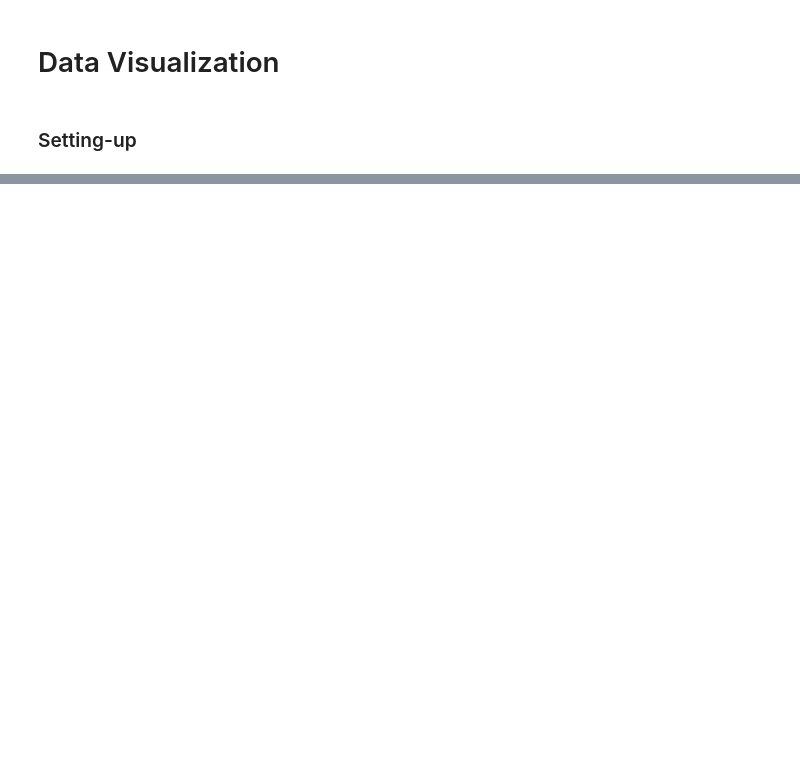
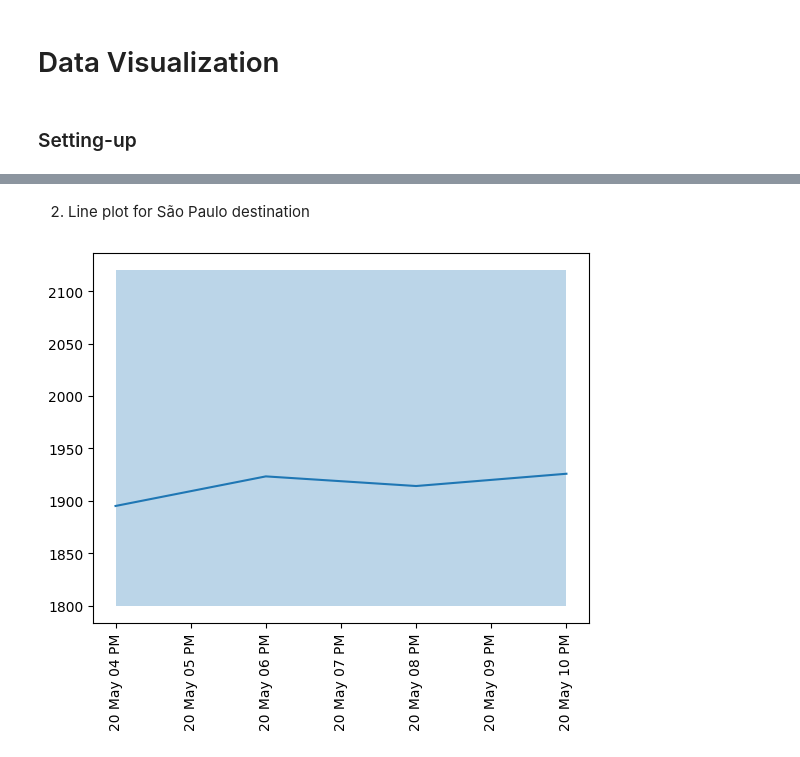
Before and after one commit to adelindonesia/project, a Jupyter notebook: second_version/data_cleaning/data_visualization.ipynb, the cells around one changed output, grey strips where cells are left out. Drawn from its saved outputs; the diff is of its cells as text; code cells hidden in the pictures; blank space fills up the shorter version.

```diff
--- a/second_version/data_cleaning/data_visualization.ipynb
+++ b/second_version/data_cleaning/data_visualization.ipynb
@@ -7,4 +11,4 @@ import pandas as pd
 %run data_cleaning.ipynb
 # %%
 nyc = df1
-sao_paulo = df2
+sao = df2
@@ -10,0 +18,3 @@ sao_paulo = df2
+# %%
+swiss_air_sao = sao.loc[sao["in_airline_company"] != "Lufthansa"]
+lufthansa_air_sao = sao.loc[sao["in_airline_company"] == "Lufthansa"]
@@ -34,0 +134,6 @@ sao_paulo.describe()
+# %% [markdown]
+2. Line plot for São Paulo destination
+# %%
+plot_df(df = swiss_air_sao)
+# %% [output]
+[figure, added]
```
Also changed, not shown: parts of 17 cells of this notebook, 10 other files.
